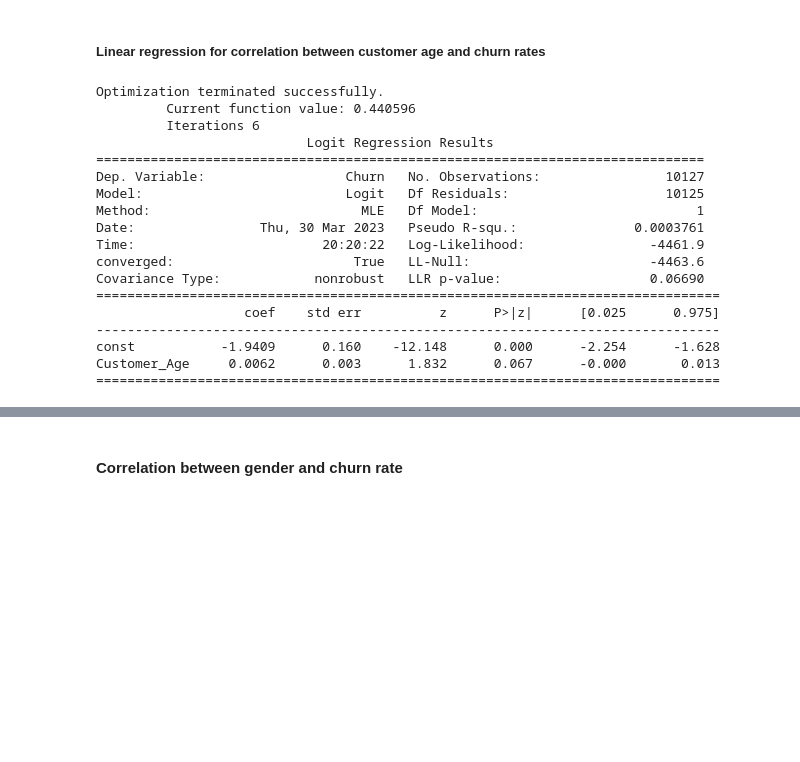
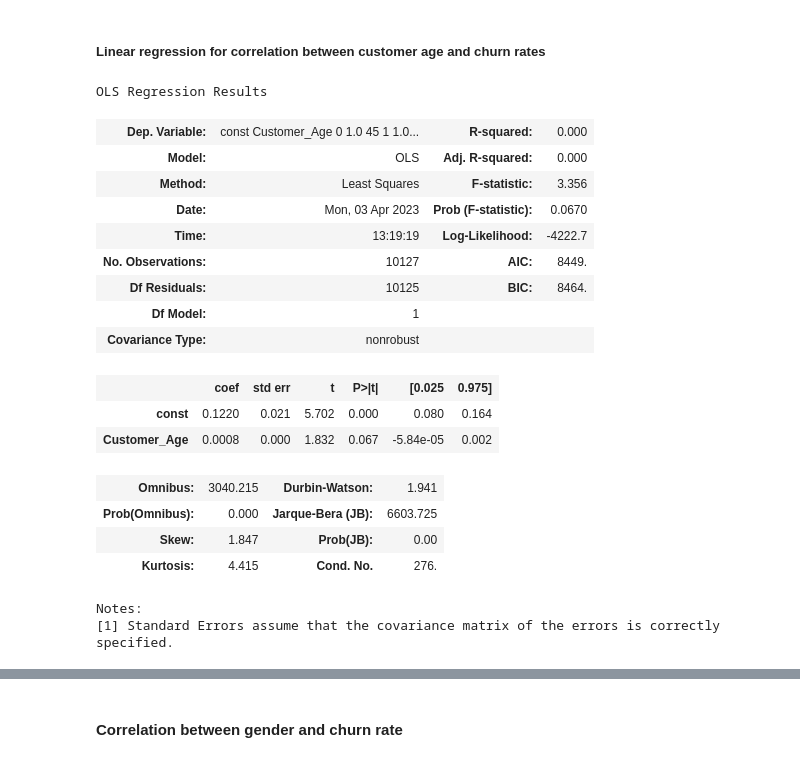
Before and after one commit to ubco-W2022T2-data301/project-group-group-20, a Jupyter notebook: analysis/analysis3(Ajneya).ipynb, the cells around one changed output, grey strips where cells are left out. Saved outputs shown, nothing was run; the diff lists cells and outputs as text; code cells hidden in the pictures; blank space fills up the shorter version.

```diff
--- a/analysis/analysis3(Ajneya).ipynb
+++ b/analysis/analysis3(Ajneya).ipynb
@@ -477,25 +480,26 @@ plt.show()
 # %%
 # Performing regression analysis to model the relationship between demographic variables and churn rates
 X = sm.add_constant(newdf['Customer_Age'])
-y = newdf['Churn']
-model = sm.Logit(y, X).fit()
-print(model.summary())
+Y = newdf['Churn']
+lm = sm.OLS(Y,X).fit()
+lm.summary(X)
 # %% [output]
-Optimization terminated successfully.
-         Current function value: 0.440596
-         Iterations 6
-                           Logit Regression Results
-==============================================================================
-Dep. Variable:                  Churn   No. Observations:                10127
-Model:                          Logit   Df Residuals:                    10125
-Method:                           MLE   Df Model:                            1
-Date:                Thu, 30 Mar 2023   Pseudo R-squ.:               0.0003761
-Time:                        20:20:22   Log-Likelihood:                -4461.9
-converged:                       True   LL-Null:                       -4463.6
-Covariance Type:            nonrobust   LLR p-value:                   0.06690
-================================================================================
-                   coef    std err          z      P>|z|      [0.025      0.975]
---------------------------------------------------------------------------------
-const           -1.9409      0.160    -12.148      0.000      -2.254      -1.628
-Customer_Age     0.0062      0.003      1.832      0.067      -0.000       0.013
-================================================================================
+OLS Regression Results
+| Dep. Variable: | const Customer_Age 0 1.0 45 1 1.0... | R-squared: | 0.000 |
+| Model: | OLS | Adj. R-squared: | 0.000 |
+| Method: | Least Squares | F-statistic: | 3.356 |
+| Date: | Mon, 03 Apr 2023 | Prob (F-statistic): | 0.0670 |
+| Time: | 13:19:19 | Log-Likelihood: | -4222.7 |
+| No. Observations: | 10127 | AIC: | 8449. |
+| Df Residuals: | 10125 | BIC: | 8464. |
+| Df Model: | 1 |  |  |
+| Covariance Type: | nonrobust |  |  |
+|  | coef | std err | t | P>|t| | [0.025 | 0.975] |
+| const | 0.1220 | 0.021 | 5.702 | 0.000 | 0.080 | 0.164 |
+| Customer_Age | 0.0008 | 0.000 | 1.832 | 0.067 | -5.84e-05 | 0.002 |
+| Omnibus: | 3040.215 | Durbin-Watson: | 1.941 |
+| Prob(Omnibus): | 0.000 | Jarque-Bera (JB): | 6603.725 |
+| Skew: | 1.847 | Prob(JB): | 0.00 |
+| Kurtosis: | 4.415 | Cond. No. | 276. |
+Notes:
+[1] Standard Errors assume that the covariance matrix of the errors is correctly specified.
```
Also changed, not shown: parts of 18 cells of this notebook, 2 other files.
